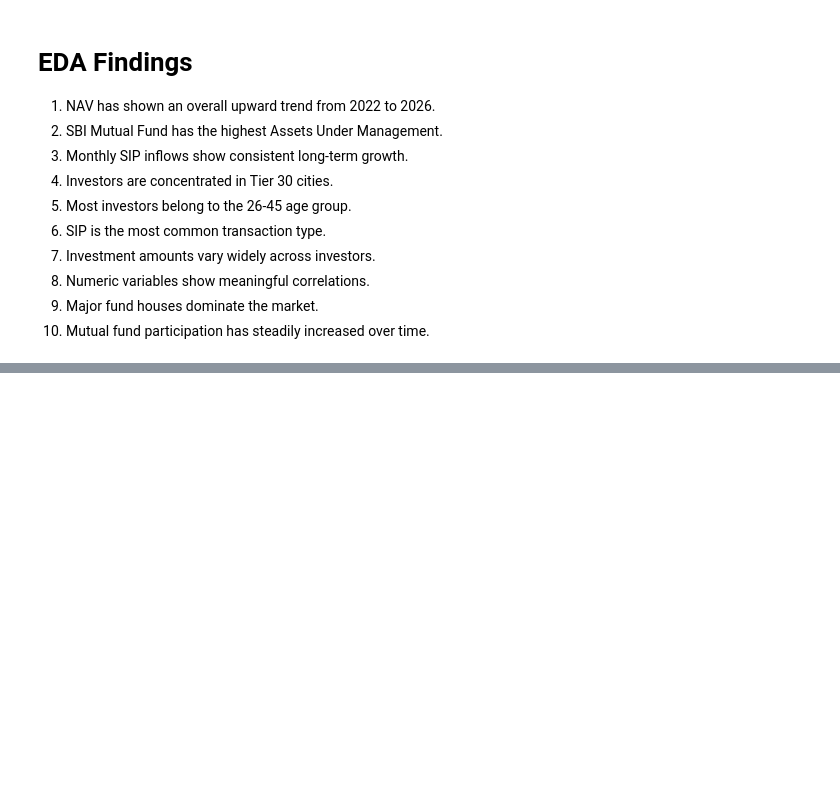
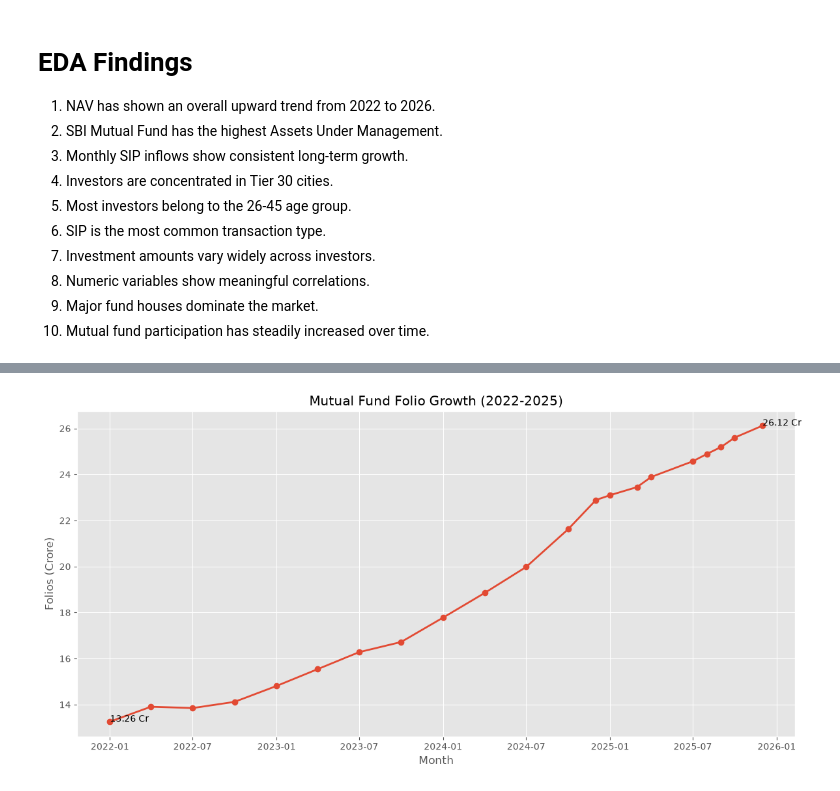
Before and after one commit to chethangeetha202-alt/MutualFundAnalytics, a Jupyter notebook: EDA_Analysis.ipynb, the cells around one changed output, grey strips where cells are left out. Saved outputs shown, nothing was run; the diff lists cells and outputs as text; code cells hidden in the pictures; blank space fills up the shorter version.

```diff
--- a/EDA_Analysis.ipynb
+++ b/EDA_Analysis.ipynb
@@ -403,0 +584,42 @@ plt.savefig("correlation_heatmap.png", dpi=300)
+# %%
+plt.figure(figsize=(12,6))
+
+plt.plot(
+    folio["month"],
+    folio["total_folios_crore"],
+    marker="o",
+    linewidth=2
+)
+
+plt.scatter(folio.iloc[0]["month"],
+            folio.iloc[0]["total_folios_crore"],
+            color="red")
+
+plt.text(
+    folio.iloc[0]["month"],
+    folio.iloc[0]["total_folios_crore"],
+    "13.26 Cr",
+    fontsize=10
+)
+
+plt.scatter(folio.iloc[-1]["month"],
+            folio.iloc[-1]["total_folios_crore"],
+            color="green")
+
+plt.text(
+    folio.iloc[-1]["month"],
+    folio.iloc[-1]["total_folios_crore"],
+    "26.12 Cr",
+    fontsize=10
+)
+
+plt.title("Mutual Fund Folio Growth (2022-2025)")
+plt.xlabel("Month")
+plt.ylabel("Folios (Crore)")
+plt.grid(True)
+
+plt.tight_layout()
+plt.savefig("folio_growth.png", dpi=300)
+plt.show()
+# %% [output]
+[figure, added]
```
Also changed, not shown: parts of 24 cells of this notebook, 3 other files.
